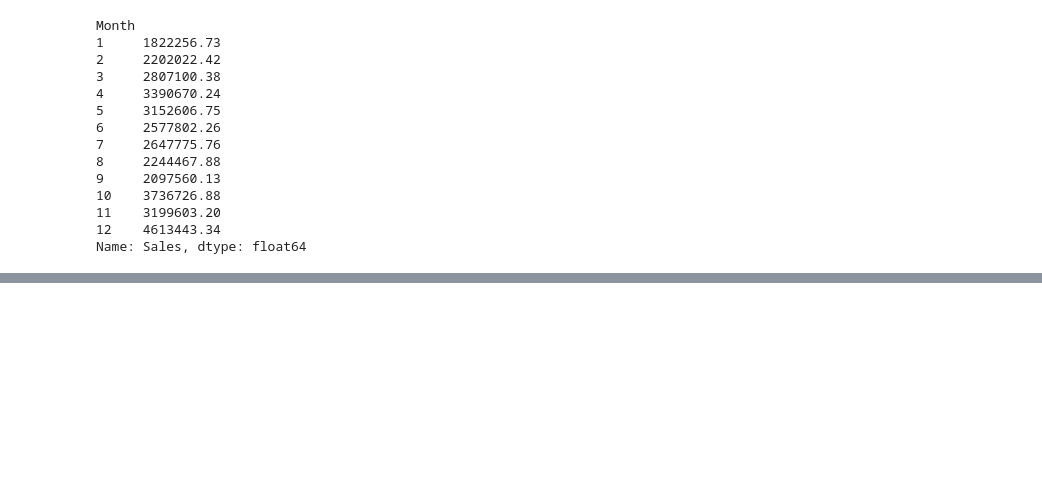
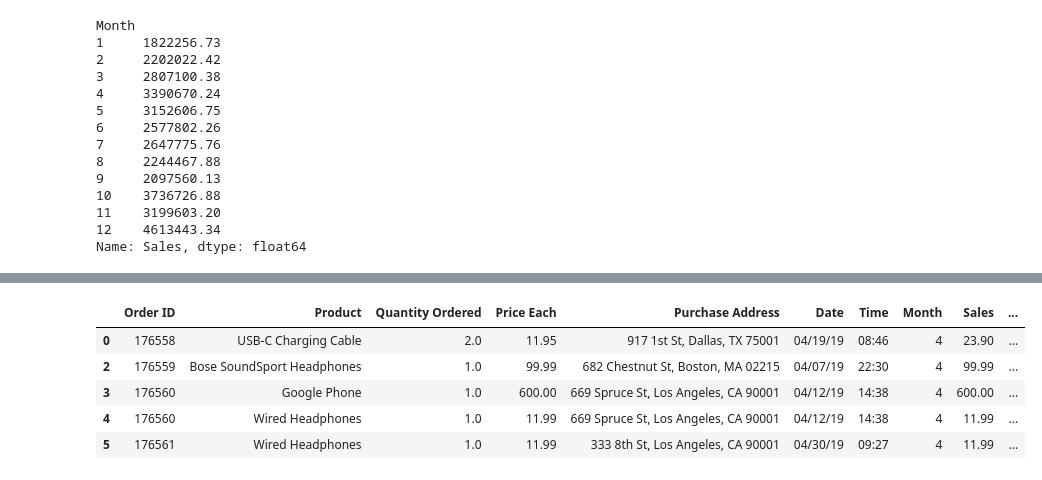
Before and after one commit to shrymhty/Sales-Analysis, a Jupyter notebook: analysis.ipynb, the cells around one changed output, grey strips where cells are left out. Saved outputs shown, nothing was run; the diff lists cells and outputs as text; code cells hidden in the pictures; blank space fills up the shorter version.

```diff
--- a/analysis.ipynb
+++ b/analysis.ipynb
@@ -93,6 +93,7 @@ print(unique_values)
 rows_with_or = all_data[all_data['Month'] == 'Or']
 all_data = all_data[all_data['Month'] != 'Or']
 all_data = all_data[all_data['Month'] != '']
+all_data = all_data.dropna(subset=['Month'])
 all_data['Month'] = all_data['Month'].astype('int32')
 # %%
 all_data.to_csv('all_data.csv')
@@ -196,0 +209,3 @@ Name: Sales, dtype: float64
+# %%
+all_data['City'] = all_data['Purchase Address'].apply(lambda x: x.split(',')[1])
+all_data['State'] = all_data['Purchase Address'].apply(lambda x: x.split(',')[2])
@@ -196,0 +247,9 @@ Name: Sales, dtype: float64
+# %%
+all_data.head()
+# %% [output]
+|  | Order ID | Product | Quantity Ordered | Price Each | Purchase Address | Date | Time | Month | Sales | ... |
+| 0 | 176558 | USB-C Charging Cable | 2.0 | 11.95 | 917 1st St, Dallas, TX 75001 | 04/19/19 | 08:46 | 4 | 23.90 | ... |
+| 2 | 176559 | Bose SoundSport Headphones | 1.0 | 99.99 | 682 Chestnut St, Boston, MA 02215 | 04/07/19 | 22:30 | 4 | 99.99 | ... |
+| 3 | 176560 | Google Phone | 1.0 | 600.00 | 669 Spruce St, Los Angeles, CA 90001 | 04/12/19 | 14:38 | 4 | 600.00 | ... |
+| 4 | 176560 | Wired Headphones | 1.0 | 11.99 | 669 Spruce St, Los Angeles, CA 90001 | 04/12/19 | 14:38 | 4 | 11.99 | ... |
+| 5 | 176561 | Wired Headphones | 1.0 | 11.99 | 333 8th St, Los Angeles, CA 90001 | 04/30/19 | 09:27 | 4 | 11.99 | ... |
```
Also changed, not shown: parts of 20 cells of this notebook, 2 other files.
